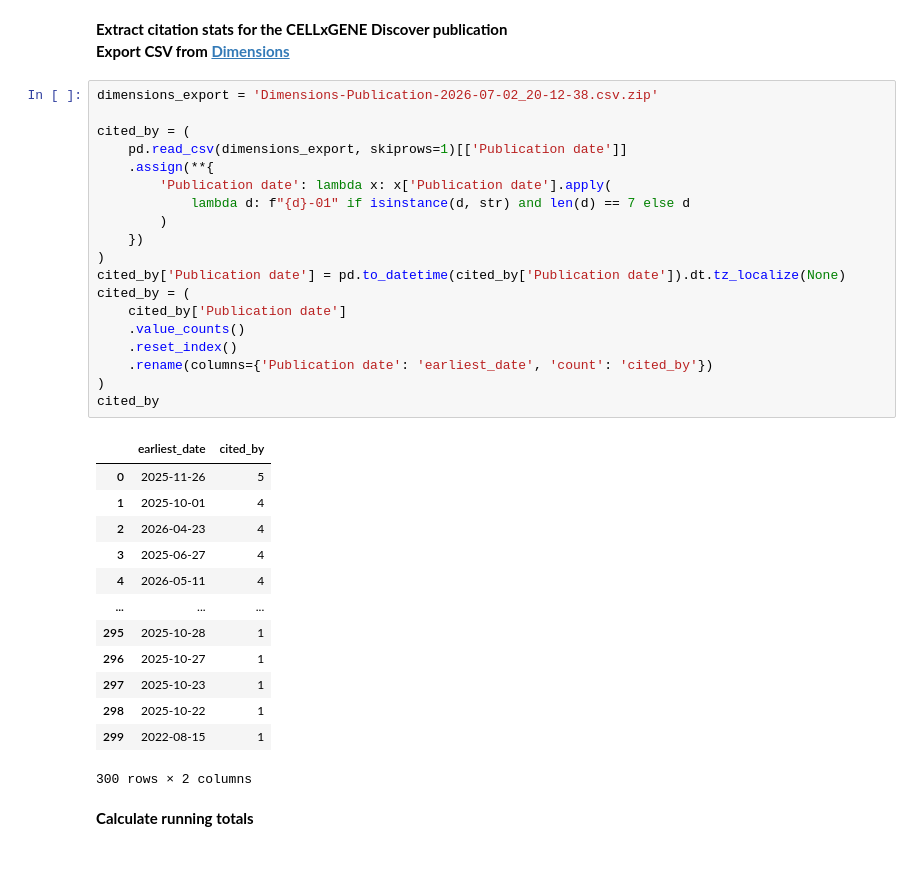
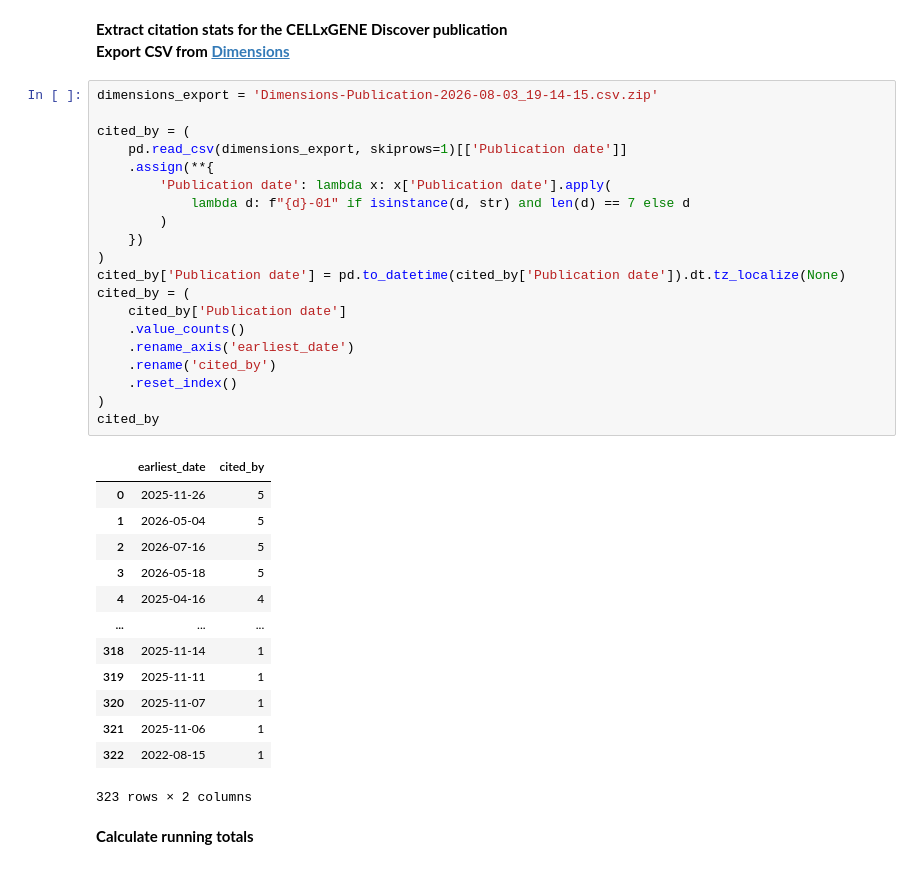
Before and after one commit to Lattice-Data/lattice-tools, a Jupyter notebook: cellxgene_resources/collab_submissions_pub/Figure2_corpus_growth.ipynb, the cells around one changed output. Saved outputs shown, nothing was run; the diff lists cells and outputs as text.

```diff
--- a/cellxgene_resources/collab_submissions_pub/Figure2_corpus_growth.ipynb
+++ b/cellxgene_resources/collab_submissions_pub/Figure2_corpus_growth.ipynb
@@ -55,38 +55,39 @@ result
 **Extract citation stats for the CELLxGENE Discover publication**\
 **Export CSV from [Dimensions](https://app.dimensions.ai/discover/publication?or_subset_publication_citations=pub.1182803254)**
 # %%
-dimensions_export = 'Dimensions-Publication-2026-07-02_20-12-38.csv.zip'
+dimensions_export = 'Dimensions-Publication-2026-08-03_19-14-15.csv.zip'
 
 cited_by = (
     pd.read_csv(dimensions_export, skiprows=1)[['Publication date']]
     .assign(**{
         'Publication date': lambda x: x['Publication date'].apply(
             lambda d: f"{d}-01" if isinstance(d, str) and len(d) == 7 else d
         )
     })
 )
 cited_by['Publication date'] = pd.to_datetime(cited_by['Publication date']).dt.tz_localize(None)
 cited_by = (
     cited_by['Publication date']
     .value_counts()
+    .rename_axis('earliest_date')
+    .rename('cited_by')
     .reset_index()
-    .rename(columns={'Publication date': 'earliest_date', 'count': 'cited_by'})
 )
 cited_by
 # %% [output]
 |  | earliest_date | cited_by |
 | 0 | 2025-11-26 | 5 |
-| 1 | 2025-10-01 | 4 |
-| 2 | 2026-04-23 | 4 |
-| 3 | 2025-06-27 | 4 |
-| 4 | 2026-05-11 | 4 |
+| 1 | 2026-05-04 | 5 |
+| 2 | 2026-07-16 | 5 |
+| 3 | 2026-05-18 | 5 |
+| 4 | 2025-04-16 | 4 |
 | ... | ... | ... |
-| 295 | 2025-10-28 | 1 |
-| 296 | 2025-10-27 | 1 |
-| 297 | 2025-10-23 | 1 |
-| 298 | 2025-10-22 | 1 |
-| 299 | 2022-08-15 | 1 |
+| 318 | 2025-11-14 | 1 |
+| 319 | 2025-11-11 | 1 |
+| 320 | 2025-11-07 | 1 |
+| 321 | 2025-11-06 | 1 |
+| 322 | 2022-08-15 | 1 |
-300 rows × 2 columns
+323 rows × 2 columns
 # %% [markdown]
 **Calculate running totals**
 # %%
```
Also changed, not shown: parts of 5 cells of this notebook.
